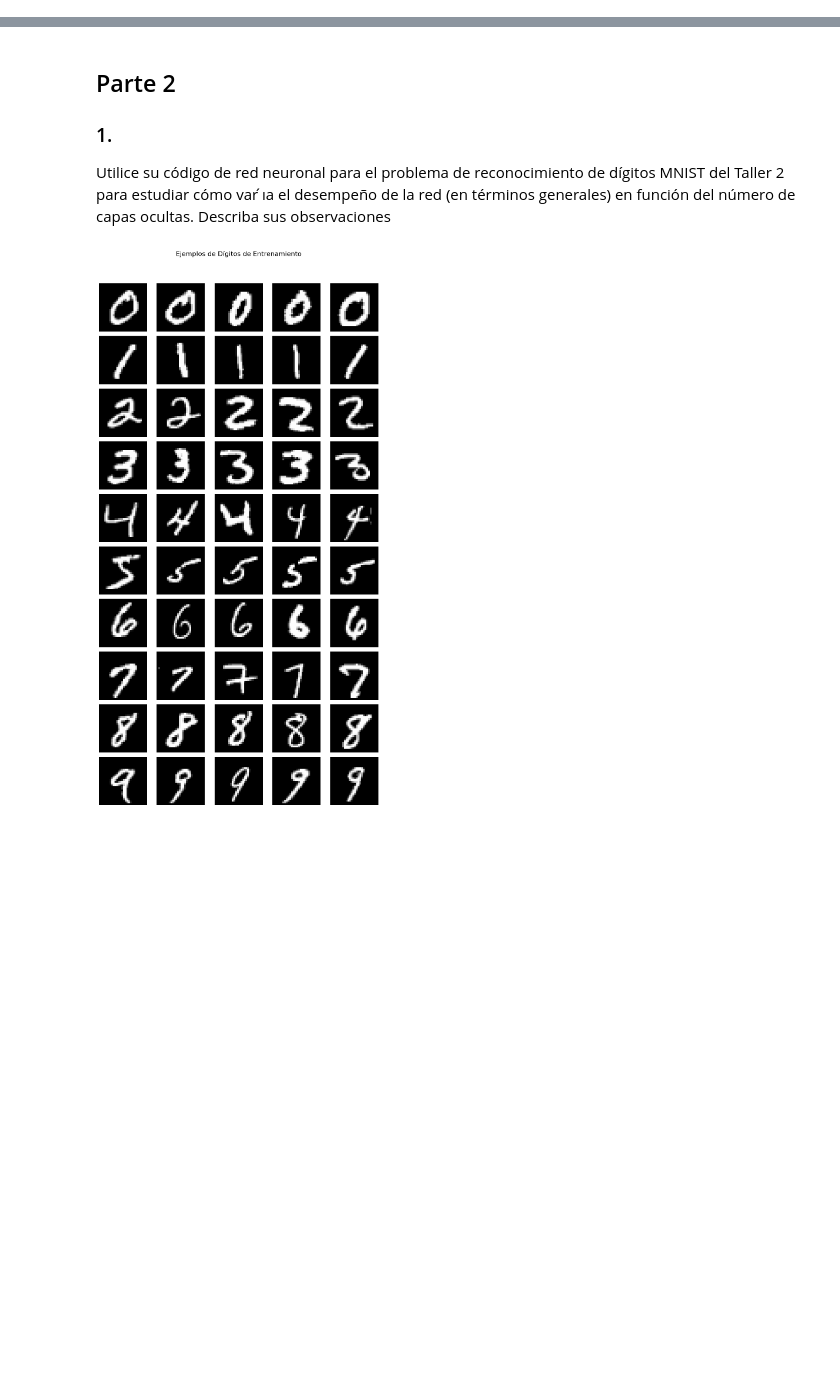
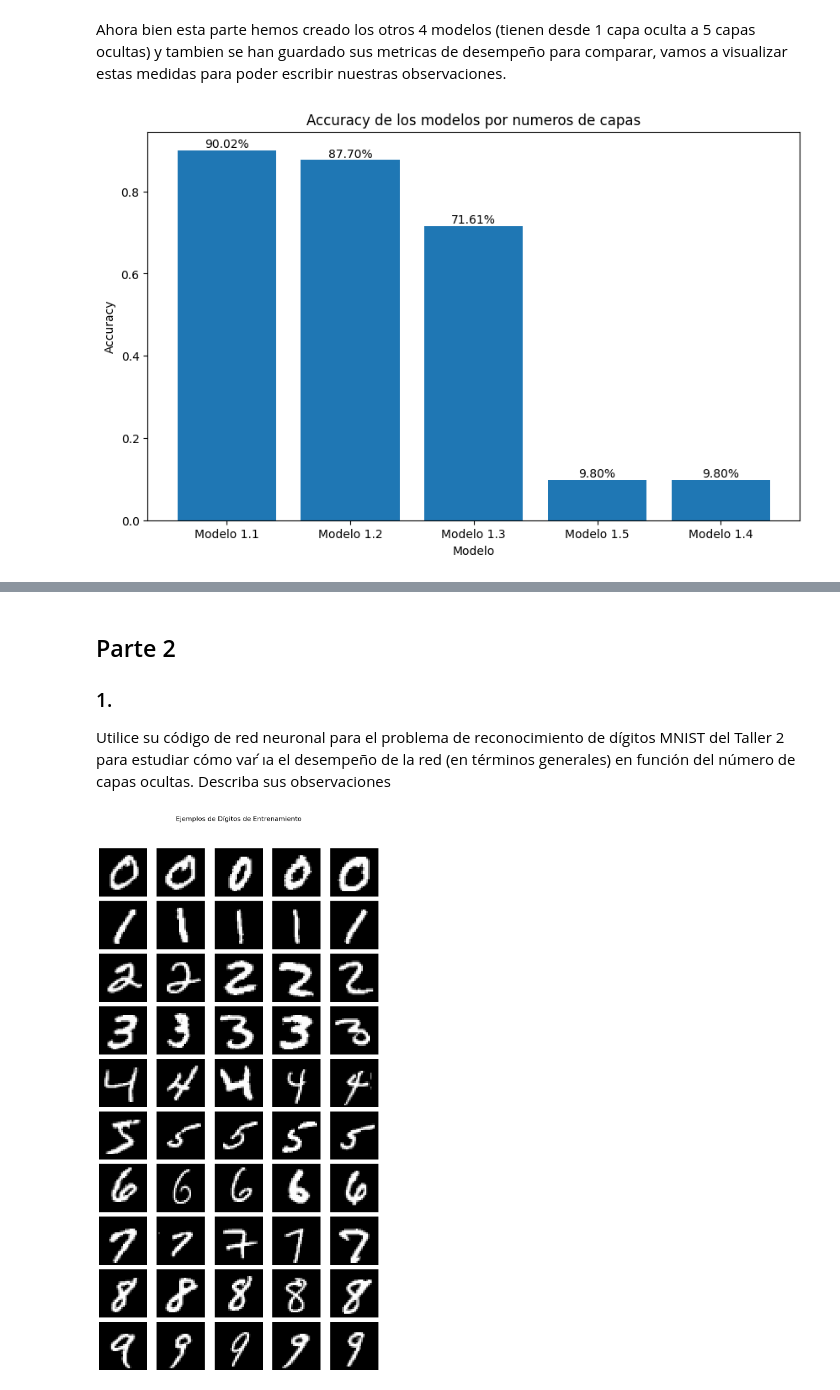
Before and after one commit to allanramirez111/modelos_avanzados_deep_learning, a Jupyter notebook: Talleres/Taller3/Solucion/Taller3.ipynb, the cells around one changed output, grey strips where cells are left out. Cells and saved outputs as stored; diff of their text form; code cells hidden in the pictures; blank space fills up the shorter version.

```diff
--- a/Talleres/Taller3/Solucion/Taller3.ipynb
+++ b/Talleres/Taller3/Solucion/Taller3.ipynb
@@ -0,0 +157,28 @@
+# %% [markdown]
+Ahora bien esta parte hemos creado los otros 4 modelos (tienen desde 1 capa oculta a 5 capas ocultas) y tambien se han guardado sus metricas de desempeño para comparar, vamos a visualizar estas medidas para poder escribir nuestras observaciones.
+# %%
+# Crear la figura y establecer el tamaño
+plt.figure(figsize=(10, 6))
+
+model_names = [f'Modelo 1.{i}' for i in range(1, 6)]
+
+# Ordenar los modelos y las accuracies de mayor a menor
+accuracy_sorted, model_names_sorted = zip(*sorted(zip(accuracy, model_names), reverse=True))
+
+# Graficar el gráfico de barras
+bars = plt.bar(model_names_sorted, accuracy_sorted)
+
+# Agregar título y etiquetas a los ejes
+plt.title('Accuracy de los modelos por numeros de capas')
+plt.xlabel('Modelo')
+plt.ylabel('Accuracy')
+
+# Agregar los porcentajes en la parte superior de cada barra
+for bar, acc in zip(bars, accuracy_sorted):
+    yval = bar.get_height()
+    plt.text(bar.get_x() + bar.get_width()/2, yval, f'{acc:.2%}', ha='center', va='bottom')
+
+# Mostrar el gráfico
+plt.show()
+# %% [output]
+[figure, added]
```
Also changed, not shown: parts of 21 cells of this notebook.
